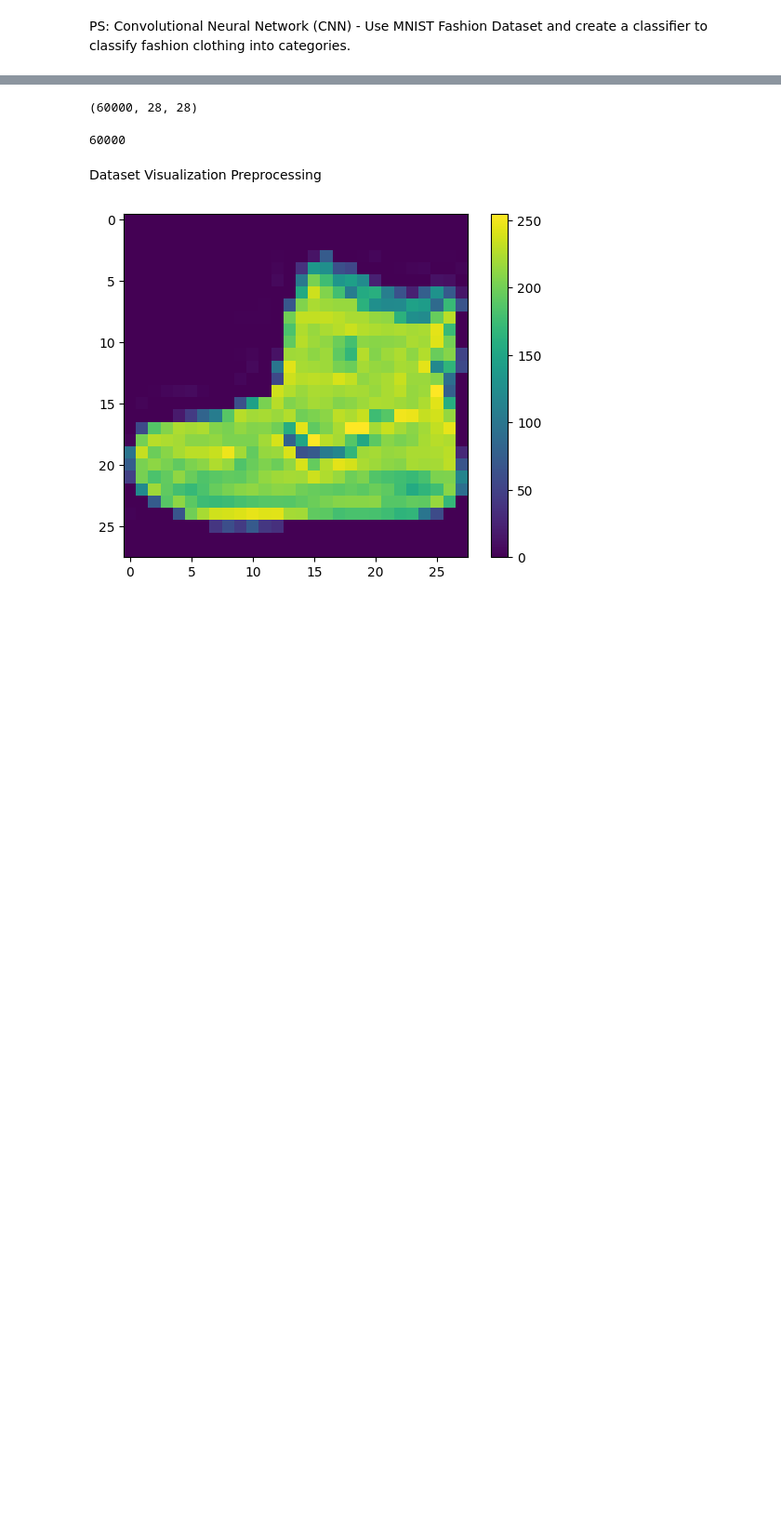
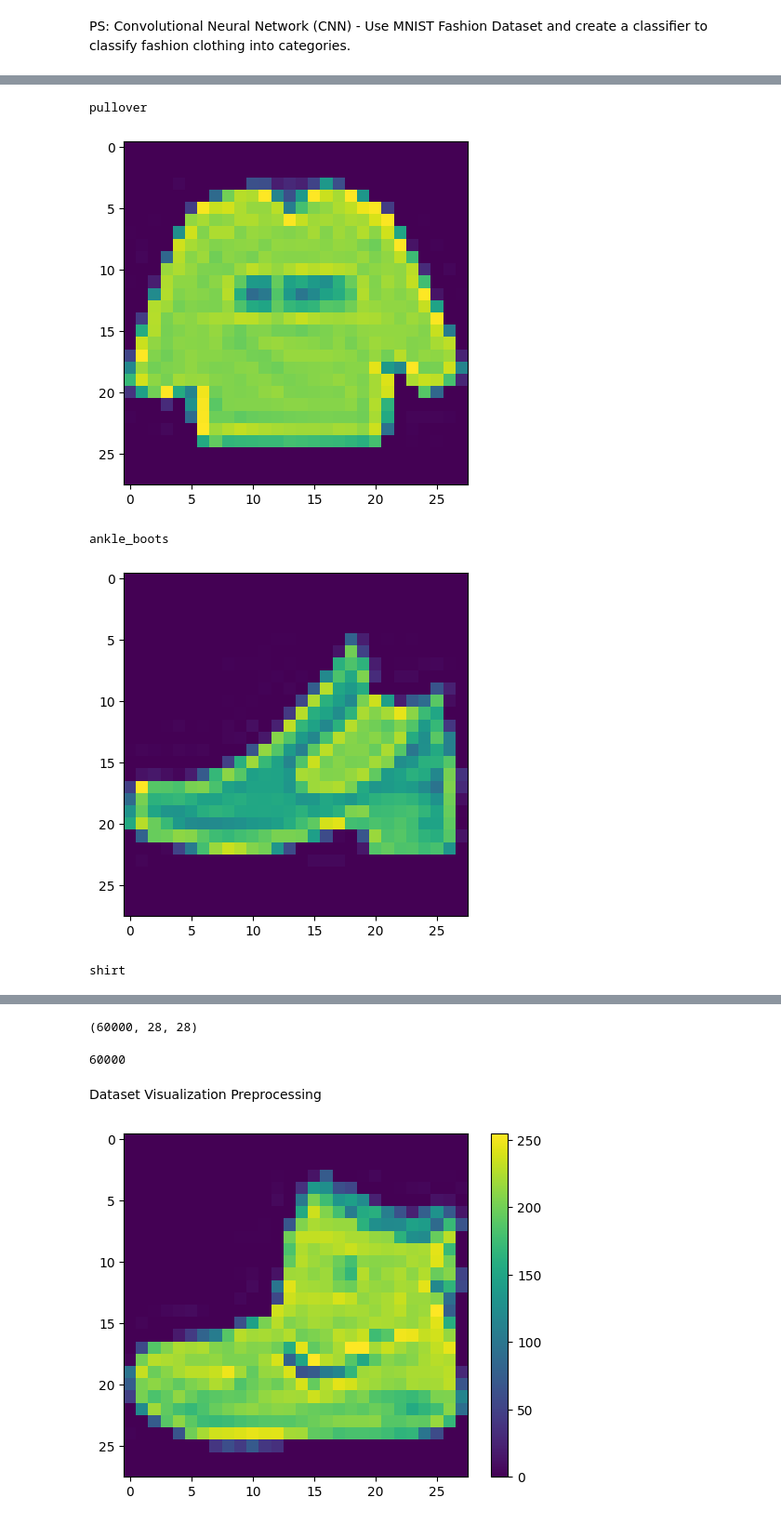
Before and after one commit to tejwhatsnew/LP5, a Jupyter notebook: DL/3_Classification_MNIST_dataset_CNN.ipynb, the cells around one changed output, grey strips where cells are left out. Shown at 93% size. Cells and saved outputs as stored; diff of their text form; code cells hidden in the pictures; blank space fills up the shorter version.

```diff
--- a/DL/3_Classification_MNIST_dataset_CNN.ipynb
+++ b/DL/3_Classification_MNIST_dataset_CNN.ipynb
@@ -2,0 +8,9 @@ PS: Convolutional Neural Network (CNN) - Use MNIST Fashion Dataset and create a
+# %%
+train = pd.read_csv('/content/fashion-mnist_train.csv')
+test = pd.read_csv('/content/fashion-mnist_test.csv')
+
+x_train = train.drop(['label'],axis=1)
+y_train = train['label']
+
+x_test = test.drop(['label'],axis=1)
+y_test = test['label']
@@ -2,0 +33,19 @@ PS: Convolutional Neural Network (CNN) - Use MNIST Fashion Dataset and create a
+# %%
+# Preprocessing the input image data by converting the data type to float32 and normalizing the pixel values to the range [0, 1].
+x_train = x_train.astype('float32') / 255.0
+x_test = x_test.astype('float32') / 255.0
+
+# Reshape the input data to the required shape (28, 28, 1)
+x_train_reshaped = x_train.values.reshape(-1, 28, 28, 1)
+x_test_reshaped = x_test.values.reshape(-1, 28, 28, 1)
+# %%
+for i in range(3):
+    print(labels[y_train[i]])
+    plt.imshow(x_train_reshaped[i])
+    plt.show()
+# %% [output]
+pullover
+[figure, added]
+ankle_boots
+[figure, added]
+shirt
```
Also changed, not shown: parts of 27 cells of this notebook.
